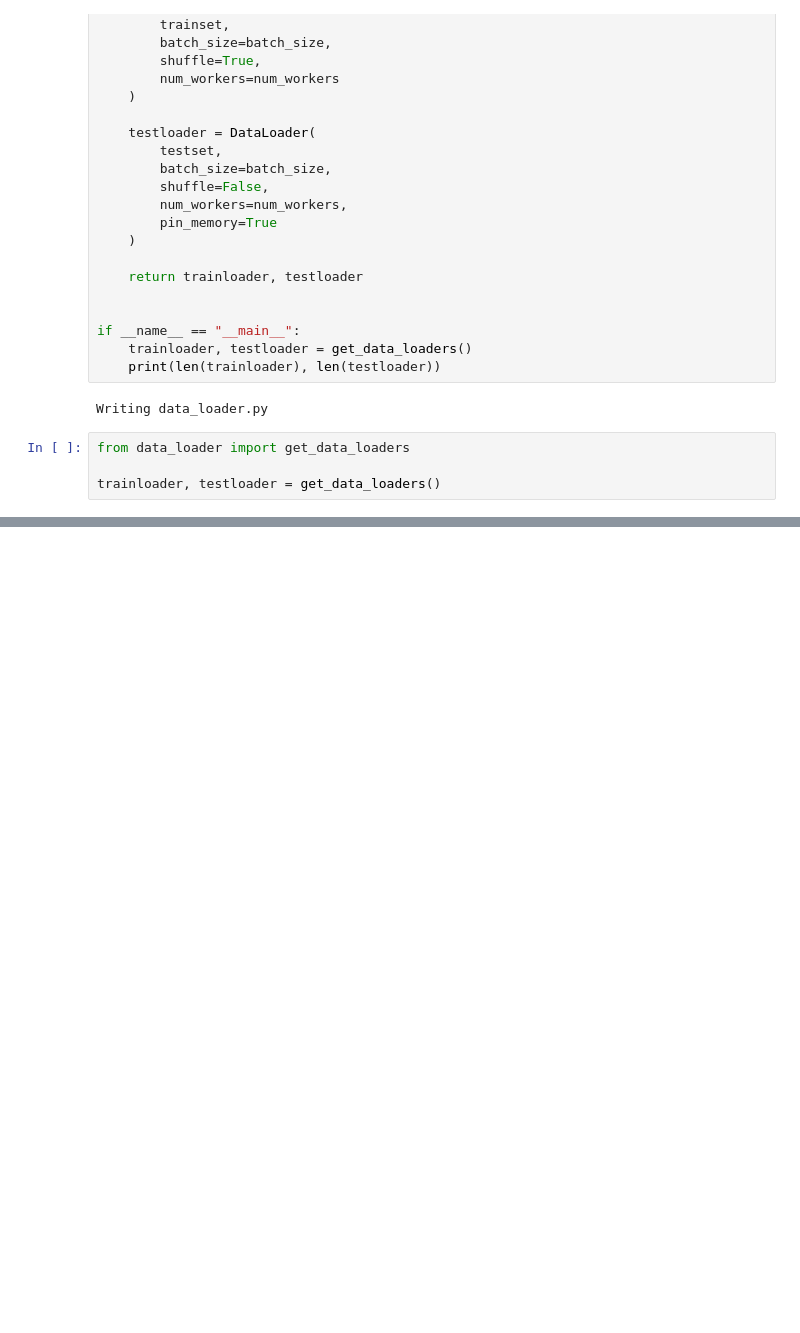
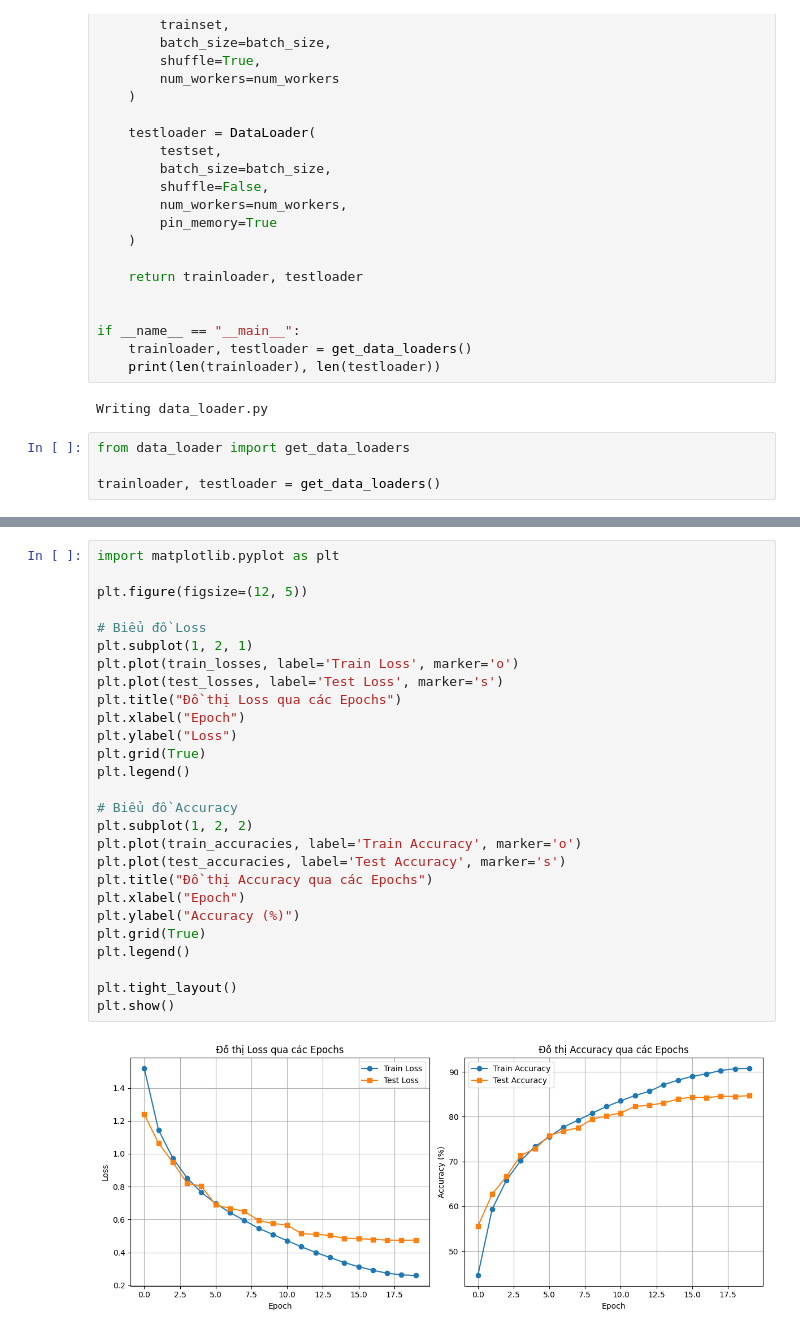
Before and after one commit to hulwene/DoAnML, a Jupyter notebook: DenseNet_Workspace.ipynb, the cells around one changed output, grey strips where cells are left out. Cells and saved outputs as stored; diff of their text form; blank space fills up the shorter version.

```diff
--- a/DenseNet_Workspace.ipynb
+++ b/DenseNet_Workspace.ipynb
@@ -168,0 +281,29 @@ trainloader, testloader = get_data_loaders()
+# %%
+import matplotlib.pyplot as plt
+
+plt.figure(figsize=(12, 5))
+
+# Biểu đồ Loss
+plt.subplot(1, 2, 1)
+plt.plot(train_losses, label='Train Loss', marker='o')
+plt.plot(test_losses, label='Test Loss', marker='s')
+plt.title("Đồ thị Loss qua các Epochs")
+plt.xlabel("Epoch")
+plt.ylabel("Loss")
+plt.grid(True)
+plt.legend()
+
+# Biểu đồ Accuracy
+plt.subplot(1, 2, 2)
+plt.plot(train_accuracies, label='Train Accuracy', marker='o')
+plt.plot(test_accuracies, label='Test Accuracy', marker='s')
+plt.title("Đồ thị Accuracy qua các Epochs")
+plt.xlabel("Epoch")
+plt.ylabel("Accuracy (%)")
+plt.grid(True)
+plt.legend()
+
+plt.tight_layout()
+plt.show()
+# %% [output]
+[figure, added]
```
Also changed, not shown: parts of 5 cells of this notebook.
